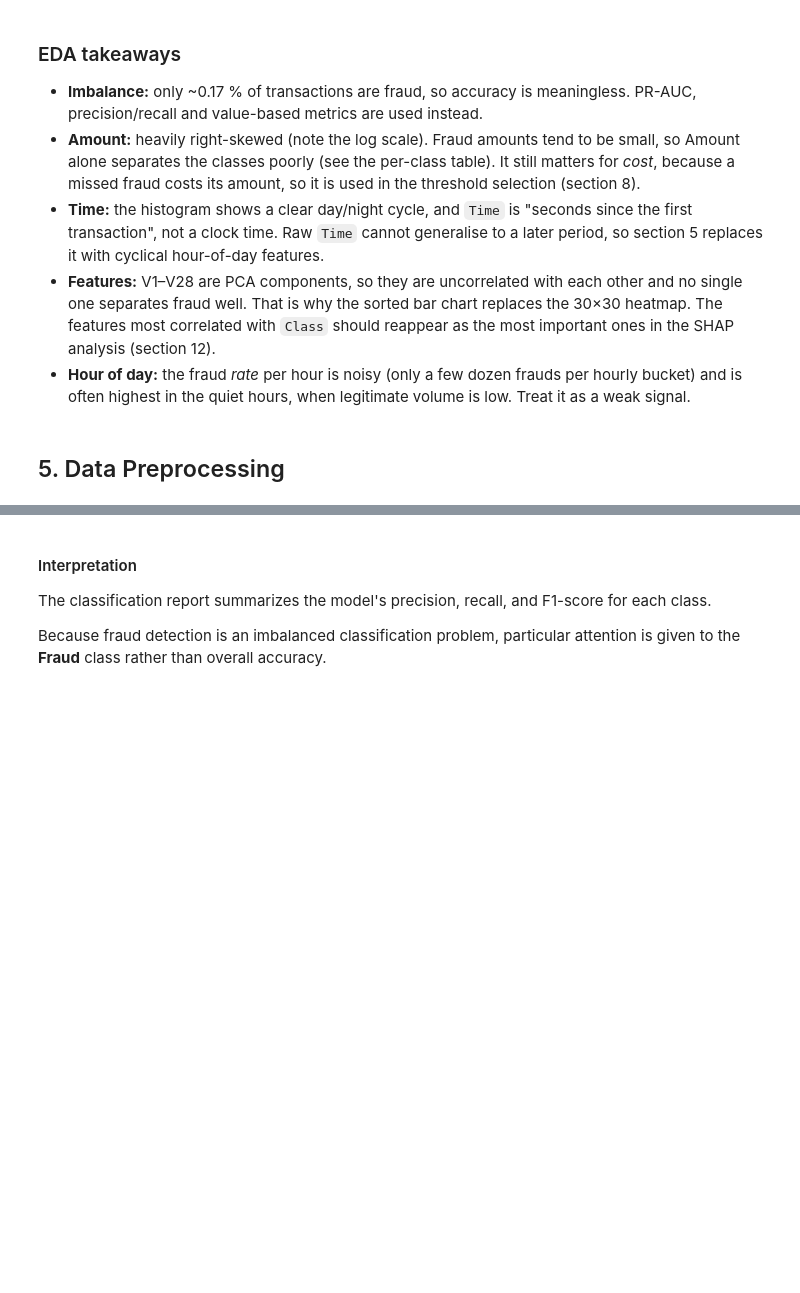
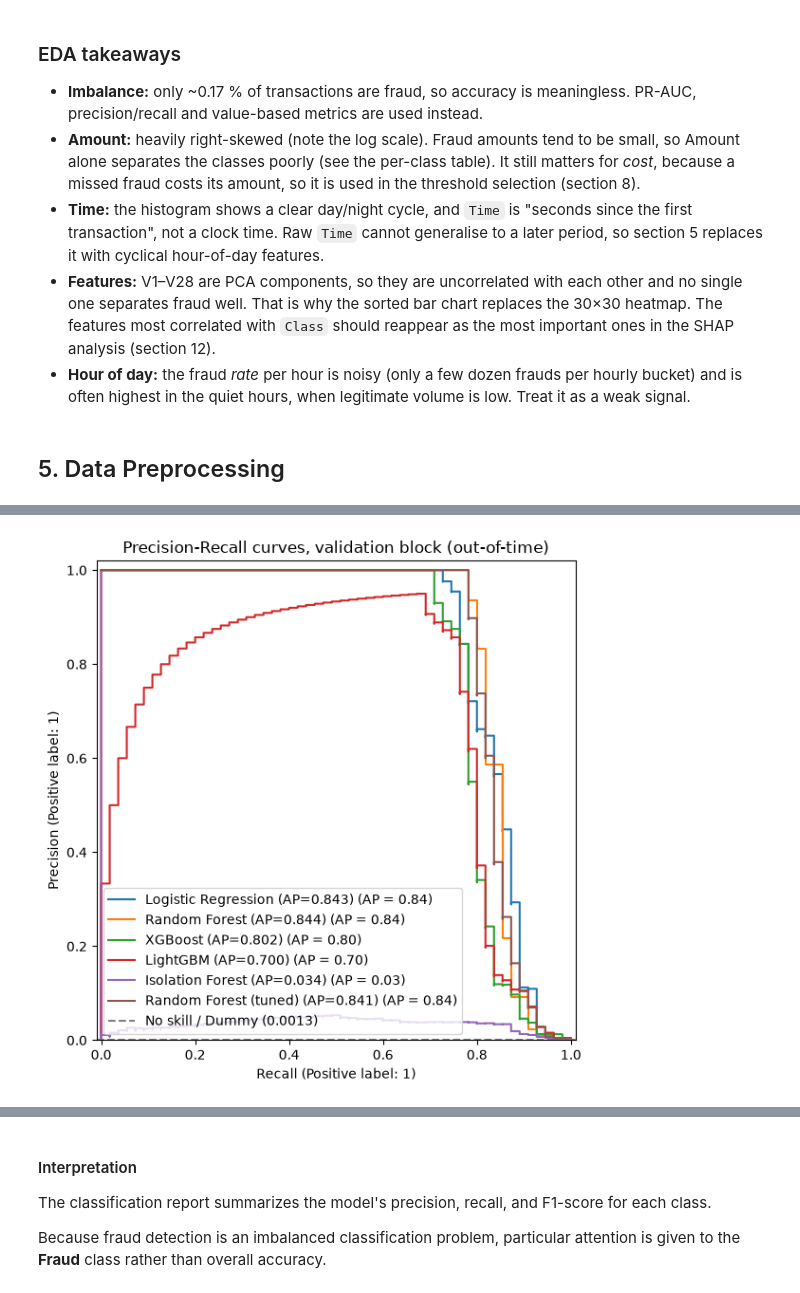
Before and after one commit to shashwat-158/credit-card-fraud-detection, a Jupyter notebook: notebook/credit_card_fraud_detection.ipynb, the cells around one changed output, grey strips where cells are left out. Drawn from its saved outputs; the diff is of its cells as text; code cells hidden in the pictures; blank space fills up the shorter version.

```diff
--- a/notebook/credit_card_fraud_detection.ipynb
+++ b/notebook/credit_card_fraud_detection.ipynb
@@ -456,3 +613,0 @@ print(f"\n✅ Best Model: {best_name} (Mean PR-AUC: {cv_results[best_name]:.4f})
-# %%
-# Train best model on full train set
-best_pipeline.fit(X_train, y_train)
@@ -464 +673,15 @@ Pipeline(steps=[('scaler', StandardScaler()), ('smote', SMOTE(random_state=42)),
+# %%
+fig, ax = plt.subplots(figsize=(9, 6))
+for name, s in val_scores.items():
+    if name == 'Dummy (prior)':
+        continue                                                   # a flat line, drawn as "No skill" below
+    PrecisionRecallDisplay.from_predictions(y_val, s, name=f'{name} (AP={average_precision_score(y_val, s):.3f})', ax=ax)
+ax.axhline(y_val.mean(), color='gray', linestyle='--', label=f'No skill / Dummy ({y_val.mean():.4f})')
+ax.set_title('Precision-Recall curves, validation block (out-of-time)')
+ax.set_ylim(0, 1.02)
+ax.legend(loc='lower left')
+plt.tight_layout()
+plt.show()
+# %% [output]
+[figure, added]
 # %% [markdown]
```
Also changed, not shown: parts of 21 cells of this notebook.
